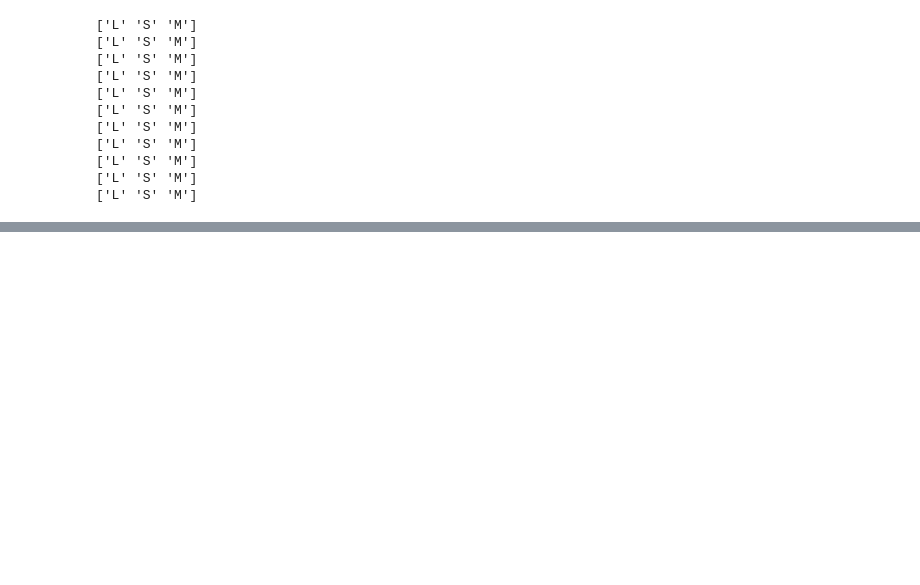
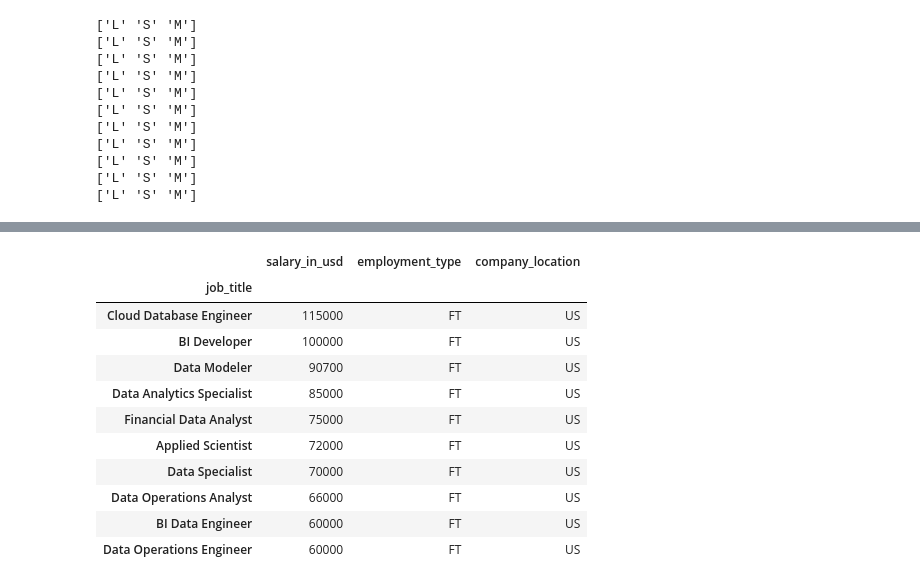
Before and after one commit to joshlynj/ds_salaries, a Jupyter notebook: notebooks/eda.ipynb, the cells around one changed output, grey strips where cells are left out. Cells and saved outputs as stored; diff of their text form; code cells hidden in the pictures; blank space fills up the shorter version.

```diff
--- a/notebooks/eda.ipynb
+++ b/notebooks/eda.ipynb
@@ -198,0 +206,19 @@ Text(0.5, 1.0, 'The Highest Paid Data Science Jobs (2022-2023)')
+# %%
+lowest_pay = ds_df.groupby("job_title")["salary_in_usd", "employment_type", "company_location"].min().sort_values(by = 'salary_in_usd', ascending=True)
+#lowest_pay_top = lowest_pay.head(10).sort_values(ascending=False).to_frame()
+mask = lowest_pay['company_location'].isin(["US"]) & lowest_pay['employment_type'].isin(["FT"])
+lowest_pay_top = lowest_pay[mask].head(10).sort_values(by = 'salary_in_usd', ascending=False)
+lowest_pay_top
+# %% [output]
+|  | salary_in_usd | employment_type | company_location |
+| job_title |  |  |  |
+| Cloud Database Engineer | 115000 | FT | US |
+| BI Developer | 100000 | FT | US |
+| Data Modeler | 90700 | FT | US |
+| Data Analytics Specialist | 85000 | FT | US |
+| Financial Data Analyst | 75000 | FT | US |
+| Applied Scientist | 72000 | FT | US |
+| Data Specialist | 70000 | FT | US |
+| Data Operations Analyst | 66000 | FT | US |
+| BI Data Engineer | 60000 | FT | US |
+| Data Operations Engineer | 60000 | FT | US |
```
Also changed, not shown: parts of 3 cells of this notebook.
